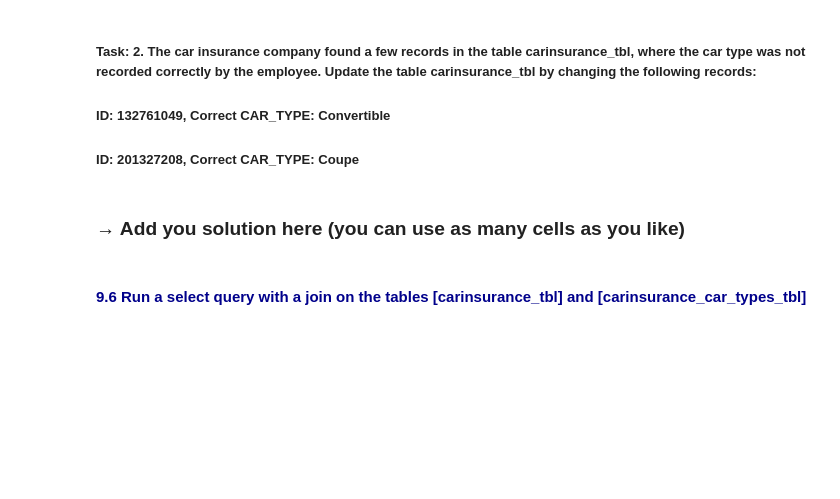
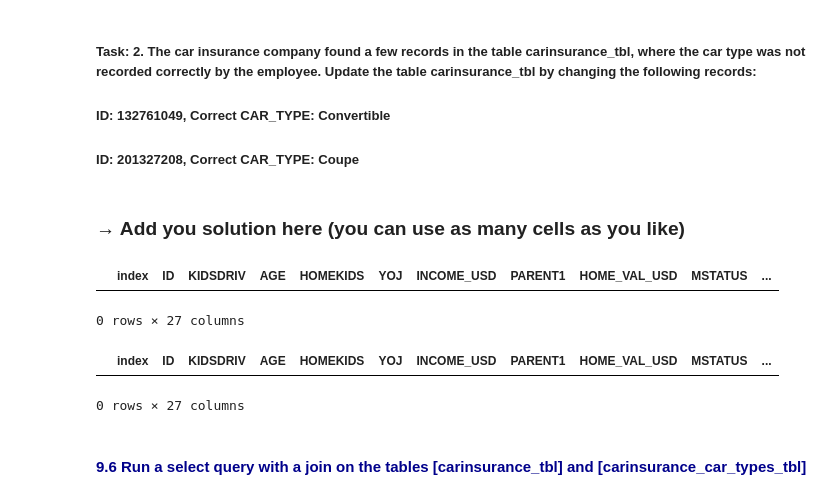
Before and after one commit to nvinto404/ZHAW-Data-Science-Fundamentals, a Jupyter notebook: Week4/DSF_DataOrganization.ipynb, the cells around one changed output. Drawn from its saved outputs; the diff is of its cells as text; code cells hidden in the pictures; blank space fills up the shorter version.

```diff
--- a/Week4/DSF_DataOrganization.ipynb
+++ b/Week4/DSF_DataOrganization.ipynb
@@ -549,6 +598,29 @@ df_read
 ##### ID: 201327208, Correct CAR_TYPE: Coupe
 # %% [markdown]
 ###  → Add you solution here (you can use as many cells as you like)
+# %%
+import sqlite3
+conn = sqlite3.connect("carinsurance.db")
+cursor = conn.cursor()
+
+conn = sqlite3.connect("carinsurance.db", timeout=50)
+cursor.execute("UPDATE carinsurance_tbl SET CAR_TYPE = 'Convertible' WHERE ID=132761049")
+conn.commit()
+df_read = pd.read_sql("SELECT * FROM carinsurance_tbl WHERE CAR_TYPE='Convertible'", con=conn)
+conn.close()
+df_read
+# %% [output]
+|  | index | ID | KIDSDRIV | AGE | HOMEKIDS | YOJ | INCOME_USD | PARENT1 | HOME_VAL_USD | MSTATUS | ... |
+0 rows × 27 columns
+# %%
+import pandas as pd
+
+df_read = pd.read_sql("SELECT * FROM carinsurance_tbl WHERE CAR_TYPE='Convertible'", con=conn)
+conn.close()
+df_read
+# %% [output]
+|  | index | ID | KIDSDRIV | AGE | HOMEKIDS | YOJ | INCOME_USD | PARENT1 | HOME_VAL_USD | MSTATUS | ... |
+0 rows × 27 columns
 # %% [markdown]
 #
 #### <font color='darkblue'>9.6 Run a select query with a join on the tables [carinsurance_tbl] and [carinsurance_car_types_tbl]</font>
```
Also changed, not shown: parts of 10 cells of this notebook, 2 other files.
